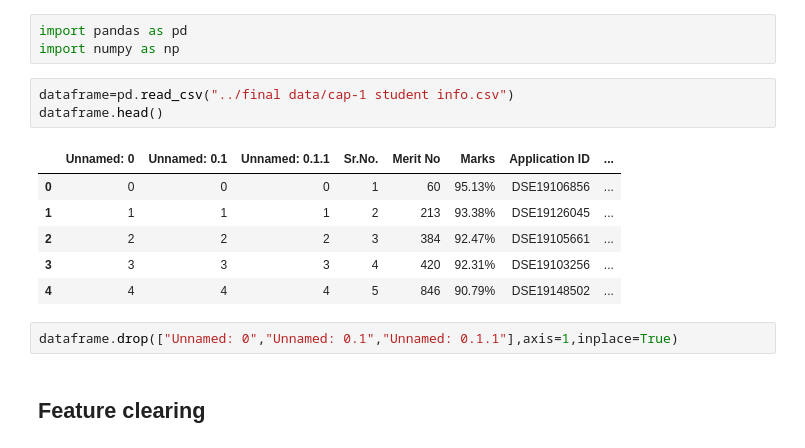
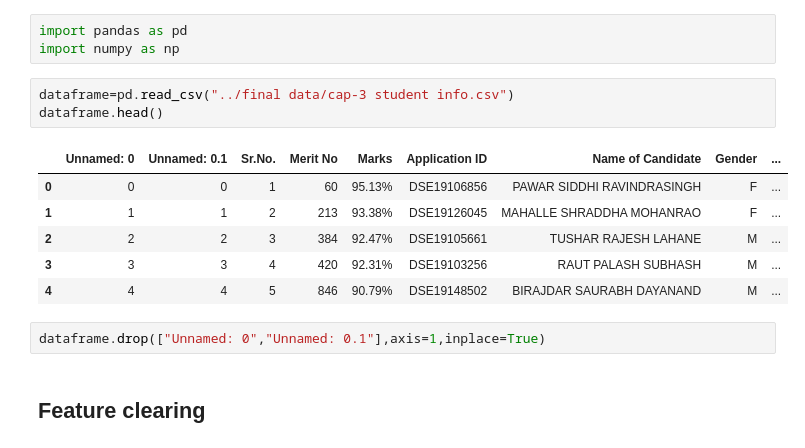
Before and after one commit to ak-1706/Collage-Prediction, a Jupyter notebook: Data preprocessing/Data Cleaning.ipynb, the cells around one changed output. Drawn from its saved outputs; the diff is of its cells as text.

```diff
--- a/Data preprocessing/Data Cleaning.ipynb
+++ b/Data preprocessing/Data Cleaning.ipynb
@@ -4,17 +4,17 @@
 import pandas as pd
 import numpy as np
 # %%
-dataframe=pd.read_csv("../final data/cap-1 student info.csv")
+dataframe=pd.read_csv("../final data/cap-3 student info.csv")
 dataframe.head()
 # %% [output]
-|  | Unnamed: 0 | Unnamed: 0.1 | Unnamed: 0.1.1 | Sr.No. | Merit No | Marks | Application ID | ... |
-| 0 | 0 | 0 | 0 | 1 | 60 | 95.13% | DSE19106856 | ... |
-| 1 | 1 | 1 | 1 | 2 | 213 | 93.38% | DSE19126045 | ... |
-| 2 | 2 | 2 | 2 | 3 | 384 | 92.47% | DSE19105661 | ... |
-| 3 | 3 | 3 | 3 | 4 | 420 | 92.31% | DSE19103256 | ... |
-| 4 | 4 | 4 | 4 | 5 | 846 | 90.79% | DSE19148502 | ... |
+|  | Unnamed: 0 | Unnamed: 0.1 | Sr.No. | Merit No | Marks | Application ID | Name of Candidate | Gender | ... |
+| 0 | 0 | 0 | 1 | 60 | 95.13% | DSE19106856 | PAWAR SIDDHI RAVINDRASINGH | F | ... |
+| 1 | 1 | 1 | 2 | 213 | 93.38% | DSE19126045 | MAHALLE SHRADDHA MOHANRAO | F | ... |
+| 2 | 2 | 2 | 3 | 384 | 92.47% | DSE19105661 | TUSHAR RAJESH LAHANE | M | ... |
+| 3 | 3 | 3 | 4 | 420 | 92.31% | DSE19103256 | RAUT PALASH SUBHASH | M | ... |
+| 4 | 4 | 4 | 5 | 846 | 90.79% | DSE19148502 | BIRAJDAR SAURABH DAYANAND | M | ... |
 # %%
-dataframe.drop(["Unnamed: 0","Unnamed: 0.1","Unnamed: 0.1.1"],axis=1,inplace=True)
+dataframe.drop(["Unnamed: 0","Unnamed: 0.1"],axis=1,inplace=True)
 # %% [markdown]
 ## Feature clearing
 # %% [markdown]
```
Also changed, not shown: parts of 10 cells of this notebook, 2 other files.
